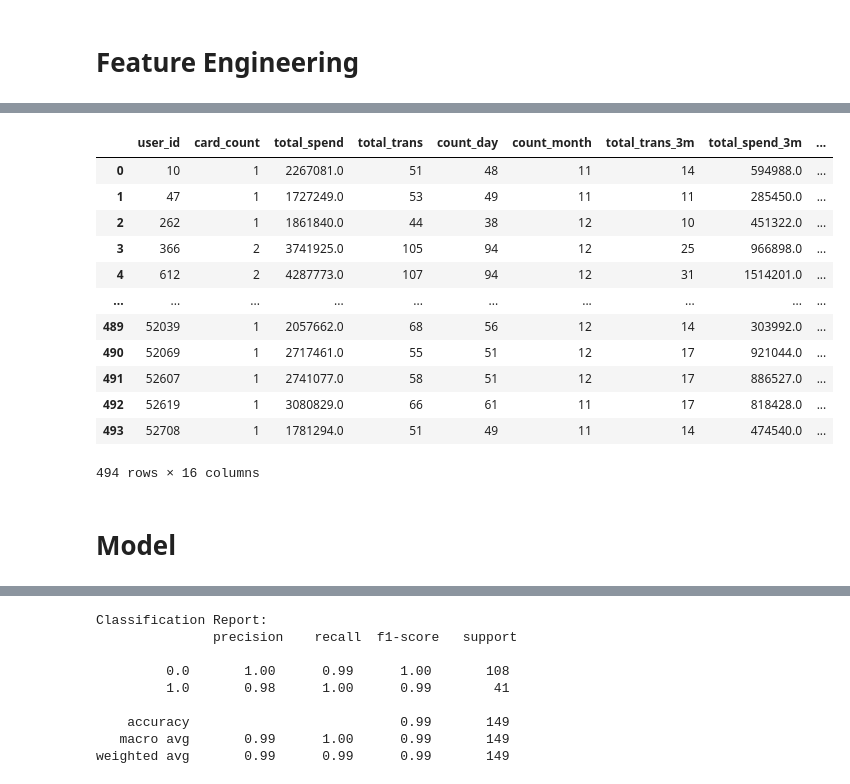
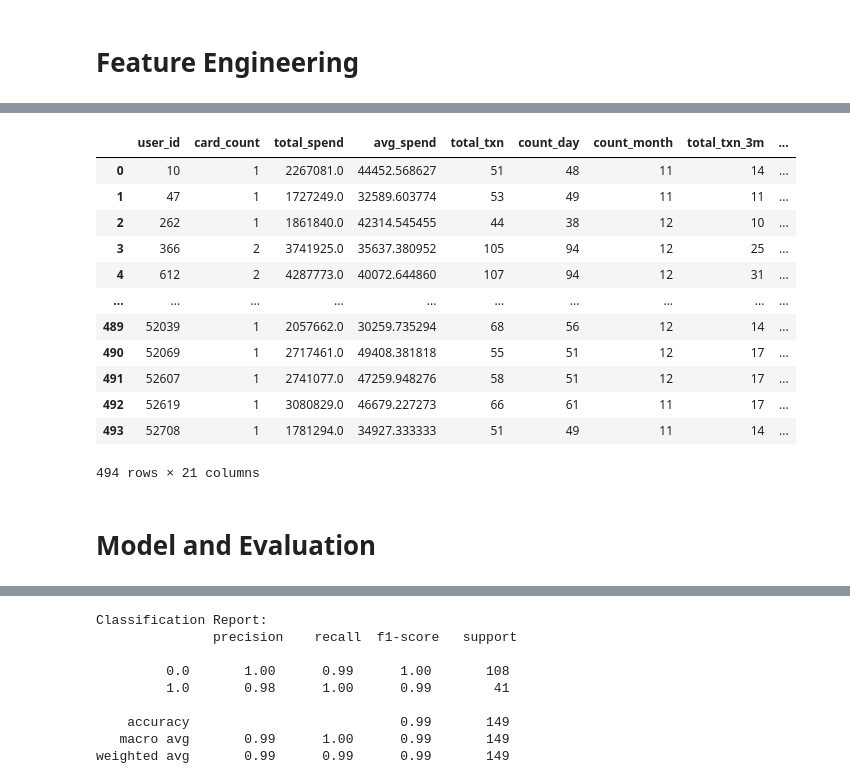
Before and after one commit to terjirapat/CreditCardChurning, a Jupyter notebook: main.ipynb, the cells around one changed output, grey strips where cells are left out. Drawn from its saved outputs; the diff is of its cells as text; code cells hidden in the pictures.

```diff
--- a/main.ipynb
+++ b/main.ipynb
@@ -293,0 +280,3 @@ df_cctxn
+# %%
+df_dtxn['change'] = df_dtxn['amt_in'] - df_dtxn['amt_out']
+df_dtxn
@@ -368,20 +388,20 @@ df_feature.loc[df_feature['total_trans']<30]
 # %%
-df_feature_train = df_feature.copy().merge(df_y, on='user_id')
+df_feature_train = df_feature.merge(df_y, on='user_id')
 # df_feature_train.drop(columns=['most_buying_cat'], inplace=True)
 df_feature_train
 # %% [output]
-|  | user_id | card_count | total_spend | total_trans | count_day | count_month | total_trans_3m | total_spend_3m | ... |
-| 0 | 10 | 1 | 2267081.0 | 51 | 48 | 11 | 14 | 594988.0 | ... |
-| 1 | 47 | 1 | 1727249.0 | 53 | 49 | 11 | 11 | 285450.0 | ... |
-| 2 | 262 | 1 | 1861840.0 | 44 | 38 | 12 | 10 | 451322.0 | ... |
-| 3 | 366 | 2 | 3741925.0 | 105 | 94 | 12 | 25 | 966898.0 | ... |
-| 4 | 612 | 2 | 4287773.0 | 107 | 94 | 12 | 31 | 1514201.0 | ... |
+|  | user_id | card_count | total_spend | avg_spend | total_txn | count_day | count_month | total_txn_3m | ... |
+| 0 | 10 | 1 | 2267081.0 | 44452.568627 | 51 | 48 | 11 | 14 | ... |
+| 1 | 47 | 1 | 1727249.0 | 32589.603774 | 53 | 49 | 11 | 11 | ... |
+| 2 | 262 | 1 | 1861840.0 | 42314.545455 | 44 | 38 | 12 | 10 | ... |
+| 3 | 366 | 2 | 3741925.0 | 35637.380952 | 105 | 94 | 12 | 25 | ... |
+| 4 | 612 | 2 | 4287773.0 | 40072.644860 | 107 | 94 | 12 | 31 | ... |
 | ... | ... | ... | ... | ... | ... | ... | ... | ... | ... |
-| 489 | 52039 | 1 | 2057662.0 | 68 | 56 | 12 | 14 | 303992.0 | ... |
-| 490 | 52069 | 1 | 2717461.0 | 55 | 51 | 12 | 17 | 921044.0 | ... |
-| 491 | 52607 | 1 | 2741077.0 | 58 | 51 | 12 | 17 | 886527.0 | ... |
-| 492 | 52619 | 1 | 3080829.0 | 66 | 61 | 11 | 17 | 818428.0 | ... |
-| 493 | 52708 | 1 | 1781294.0 | 51 | 49 | 11 | 14 | 474540.0 | ... |
+| 489 | 52039 | 1 | 2057662.0 | 30259.735294 | 68 | 56 | 12 | 14 | ... |
+| 490 | 52069 | 1 | 2717461.0 | 49408.381818 | 55 | 51 | 12 | 17 | ... |
+| 491 | 52607 | 1 | 2741077.0 | 47259.948276 | 58 | 51 | 12 | 17 | ... |
+| 492 | 52619 | 1 | 3080829.0 | 46679.227273 | 66 | 61 | 11 | 17 | ... |
+| 493 | 52708 | 1 | 1781294.0 | 34927.333333 | 51 | 49 | 11 | 14 | ... |
-494 rows × 16 columns
+494 rows × 21 columns
 # %% [markdown]
-# Model
+# Model and Evaluation
```
Also changed, not shown: parts of 17 cells of this notebook.
